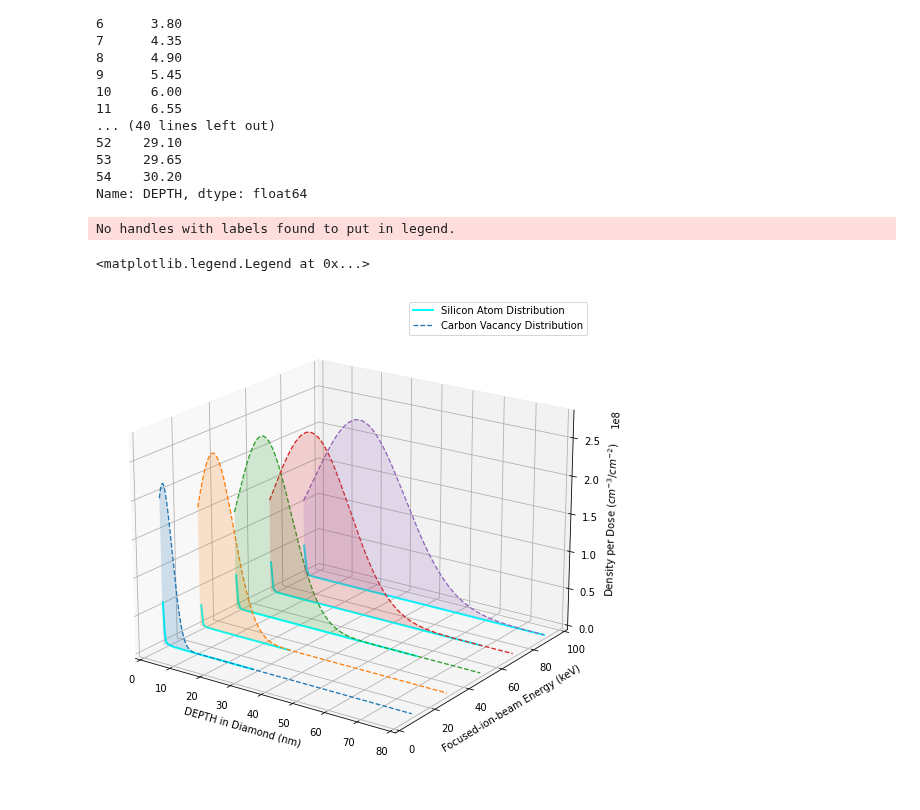
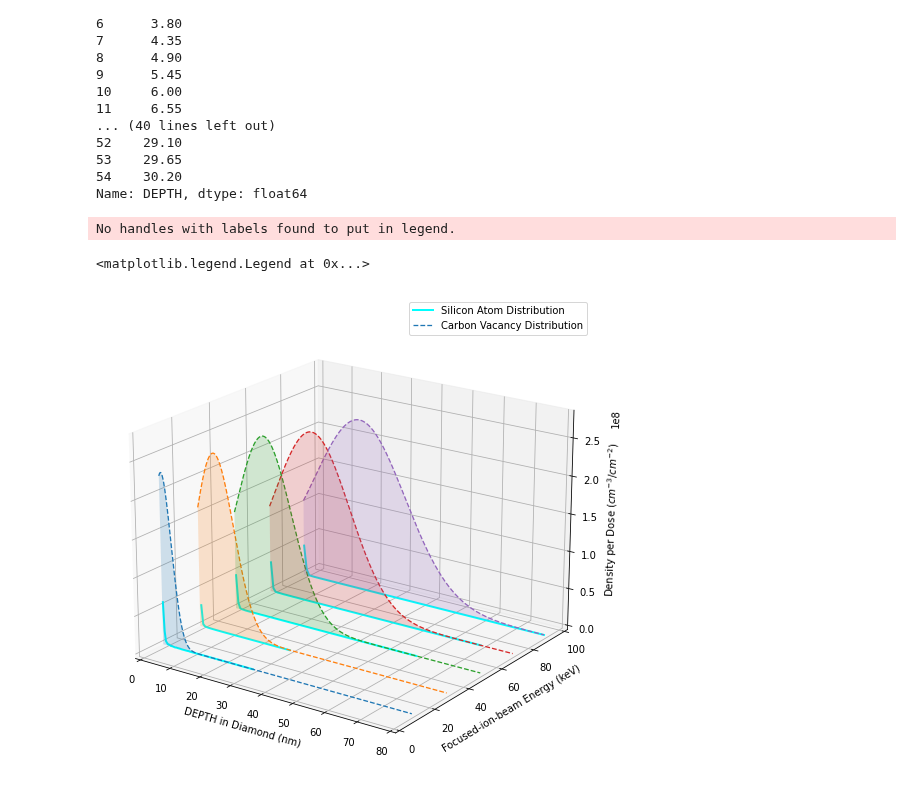
Before and after one commit to ahserhan/SiO2-SiV, a Jupyter notebook: 5nm SiO2/5nmSiO2 variable Energy.ipynb, the cells around one changed output. Saved outputs shown, nothing was run; the diff lists cells and outputs as text; code cells hidden in the pictures.

```diff
--- a/5nm SiO2/5nmSiO2 variable Energy.ipynb
+++ b/5nm SiO2/5nmSiO2 variable Energy.ipynb
@@ -65,33 +65,33 @@ def plot3dSilicon(DEPTH,data,thickness,lab):
 fig = plt.figure(figsize=(12,9))
 ax = fig.add_subplot(projection='3d')
 plt.grid()
 
 ax.legend()
 ax.set_xlim(0, 80)
 ax.set_ylim(0, 100)
 ax.set_zlim(0, 2.8e8)
 ax.set_xlabel('DEPTH in Diamond (nm)')
 ax.set_ylabel('Focused-ion-beam Energy (keV)')
 ax.set_zlabel('Density per Dose ($cm^{-3}$/$cm^{-2}$)')
 
 plot3dSilicon(data10keV['DEPTH'],data10keV['Si'], 10,1)
 plot3dSilicon(data30keV['DEPTH'],data30keV['Si'], 30,0)
 plot3dSilicon(data50keV['DEPTH'],data50keV['Si'],50,0)
 plot3dSilicon(data70keV['DEPTH'],data70keV['Si'], 70,0)
 plot3dSilicon(data90keV['DEPTH'],data90keV['Si'], 90,0)
 
 
-plot3dVacancy(data10keV['DEPTH'],data10keV['C']*1e8, 10,1)
+plot3dVacancy(data10keV['DEPTH'],data10keV['C'][1:]*1e8, 10,1)
 plot3dVacancy(data30keV['DEPTH'],data30keV['C']*1e8, 30,0)
 plot3dVacancy(data50keV['DEPTH'][1:],data50keV['C'][1:]*1e8,50,0)
-plot3dVacancy(data70keV['DEPTH'][1:],data70keV['C'][1:]*1e8, 70,0)
+plot3dVacancy(data70keV['DEPTH'],data70keV['C']*1e8, 70,0)
 plot3dVacancy(data90keV['DEPTH'][1:],data90keV['C'][1:]*1e8, 90,0)
 
 
 ax.view_init(elev=20., azim=-55)
 
 ax.legend()
 # %% [output]
 No handles with labels found to put in legend.
 <matplotlib.legend.Legend at 0x...>
-[figure, old version]
+[figure, new version]
```
